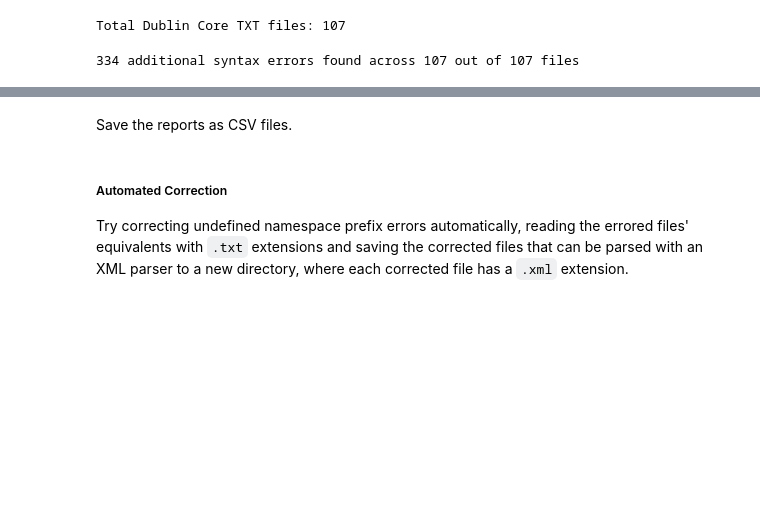
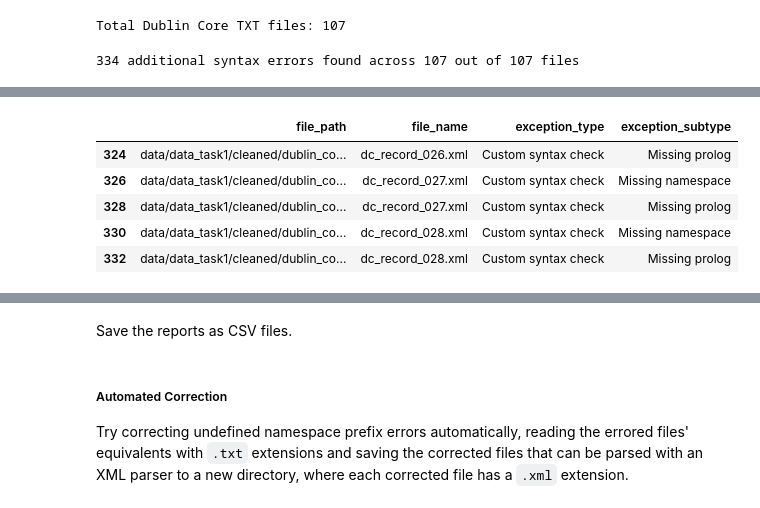
Before and after one commit to thegoose20/lada-eval, a Jupyter notebook: evaluation-syntax.ipynb, the cells around one changed output, grey strips where cells are left out. Cells and saved outputs as stored; diff of their text form; code cells hidden in the pictures; blank space fills up the shorter version.

```diff
--- a/evaluation-syntax.ipynb
+++ b/evaluation-syntax.ipynb
@@ -203 +260,11 @@ df_se.tail()
+# %%
+df_se_subtypes = df_se[["file_path", "file_name", "exception_type", "exception_subtype"]].drop_duplicates()
+df_se_subtypes.tail()
+# %% [output]
+|  | file_path | file_name | exception_type | exception_subtype |
+| 324 | data/data_task1/cleaned/dublin_co... | dc_record_026.xml | Custom syntax check | Missing prolog |
+| 326 | data/data_task1/cleaned/dublin_co... | dc_record_027.xml | Custom syntax check | Missing namespace |
+| 328 | data/data_task1/cleaned/dublin_co... | dc_record_027.xml | Custom syntax check | Missing prolog |
+| 330 | data/data_task1/cleaned/dublin_co... | dc_record_028.xml | Custom syntax check | Missing namespace |
+| 332 | data/data_task1/cleaned/dublin_co... | dc_record_028.xml | Custom syntax check | Missing prolog |
 # %%
```
Also changed, not shown: parts of 18 cells of this notebook.
